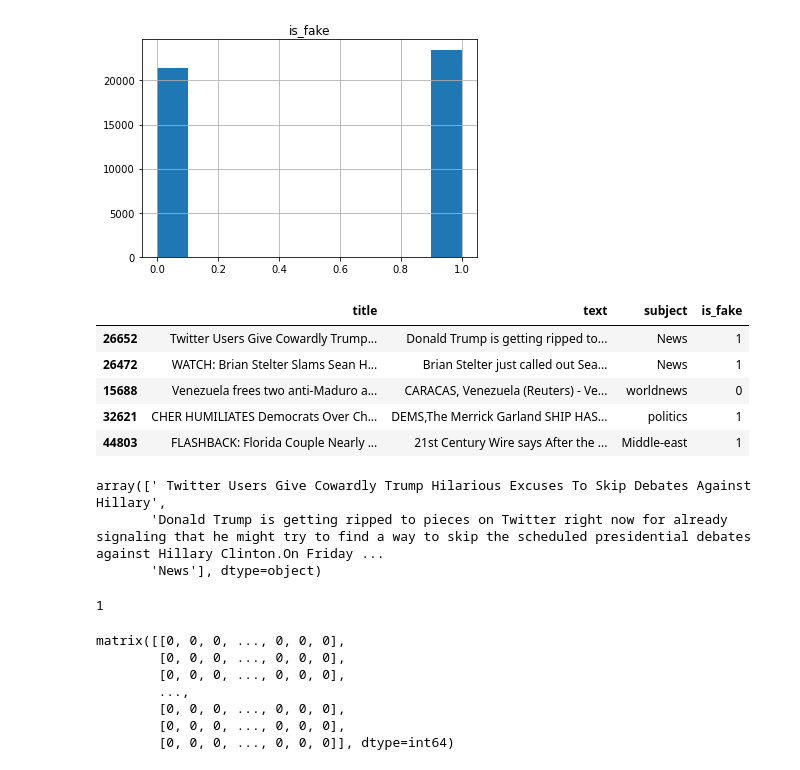
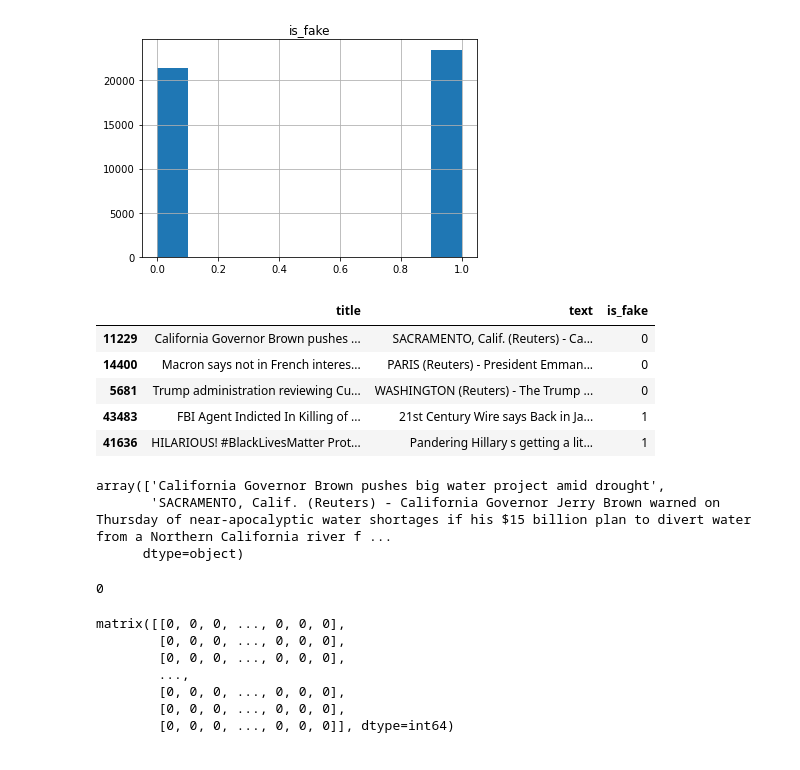
Before and after one commit to grantbot/Fake-News-Detection, a Jupyter notebook: dct.ipynb, the cells around one changed output. Cells and saved outputs as stored; diff of their text form; code cells hidden in the pictures.

```diff
--- a/dct.ipynb
+++ b/dct.ipynb
@@ -159,7 +159,7 @@ Name: date, dtype: object
 # %%
 # data.to_csv (r'C:\Users\13195\OneDrive\Desktop\Final Project\Final-Project\export_dataframe.csv', header=True)
 # %%
-nodate_data = data.drop(['date', 'index'], axis = 1)
+nodate_data = data.drop(['date', 'index', 'subject'], axis = 1)
 nodate_data.reset_index(drop = True)
 nodate_data.head()
 # %% [output]
@@ -177,27 +177,27 @@ nodate_data.hist()
 array([[<AxesSubplot:title={'center':'is_fake'}>]], dtype=object)
 [figure]
 # %%
-subdata = nodate_data[0:1000]
+subdata = nodate_data[0:5000]
 subdata.head()
 # %% [output]
-|  | title | text | subject | is_fake |
-| 26652 | Twitter Users Give Cowardly Trump... | Donald Trump is getting ripped to... | News | 1 |
-| 26472 | WATCH: Brian Stelter Slams Sean H... | Brian Stelter just called out Sea... | News | 1 |
-| 15688 | Venezuela frees two anti-Maduro a... | CARACAS, Venezuela (Reuters) - Ve... | worldnews | 0 |
-| 32621 | CHER HUMILIATES Democrats Over Ch... | DEMS,The Merrick Garland SHIP HAS... | politics | 1 |
-| 44803 | FLASHBACK: Florida Couple Nearly ... | 21st Century Wire says After the ... | Middle-east | 1 |
+|  | title | text | is_fake |
+| 11229 | California Governor Brown pushes ... | SACRAMENTO, Calif. (Reuters) - Ca... | 0 |
+| 14400 | Macron says not in French interes... | PARIS (Reuters) - President Emman... | 0 |
+| 5681 | Trump administration reviewing Cu... | WASHINGTON (Reuters) - The Trump ... | 0 |
+| 43483 | FBI Agent Indicted In Killing of ... | 21st Century Wire says Back in Ja... | 1 |
+| 41636 | HILARIOUS! #BlackLivesMatter Prot... | Pandering Hillary s getting a lit... | 1 |
 # %%
 X = subdata.iloc[:, :-1].values
 X[0]
 # %% [output]
-array([' Twitter Users Give Cowardly Trump Hilarious Excuses To Skip Debates Against Hillary',
-       'Donald Trump is getting ripped to pieces on Twitter right now for already signaling that he might try to find a way to skip the scheduled presidential debates against Hillary Clinton.On Friday ...
-       'News'], dtype=object)
+array(['California Governor Brown pushes big water project amid drought',
+       'SACRAMENTO, Calif. (Reuters) - California Governor Jerry Brown warned on Thursday of near-apocalyptic water shortages if his $15 billion plan to divert water from a Northern California river f ...
+      dtype=object)
 # %%
 y = subdata.iloc[:,-1].values
 y[0]
 # %% [output]
-1
+0
 # %%
 from sklearn.feature_extraction.text import CountVectorizer
 cv = CountVectorizer(max_features=10000)
```
Also changed, not shown: parts of 7 cells of this notebook, 1 other file.
